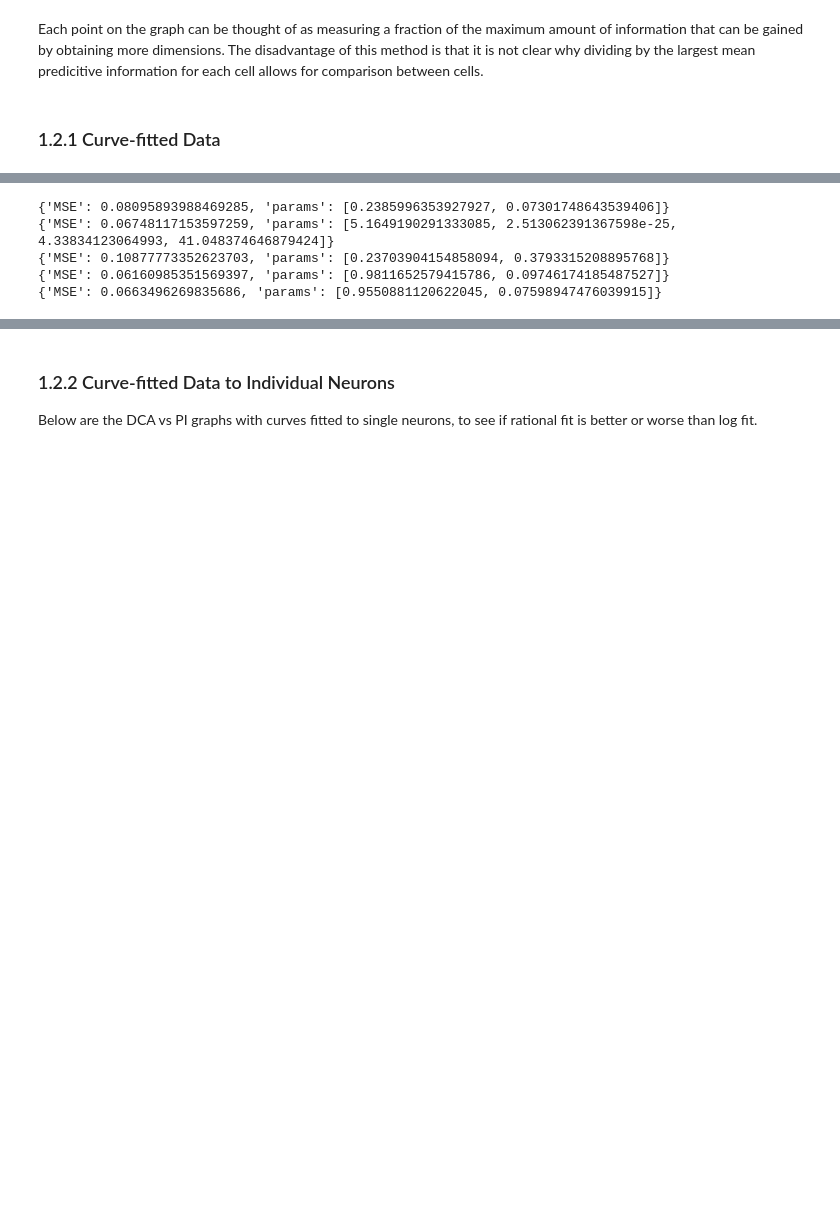
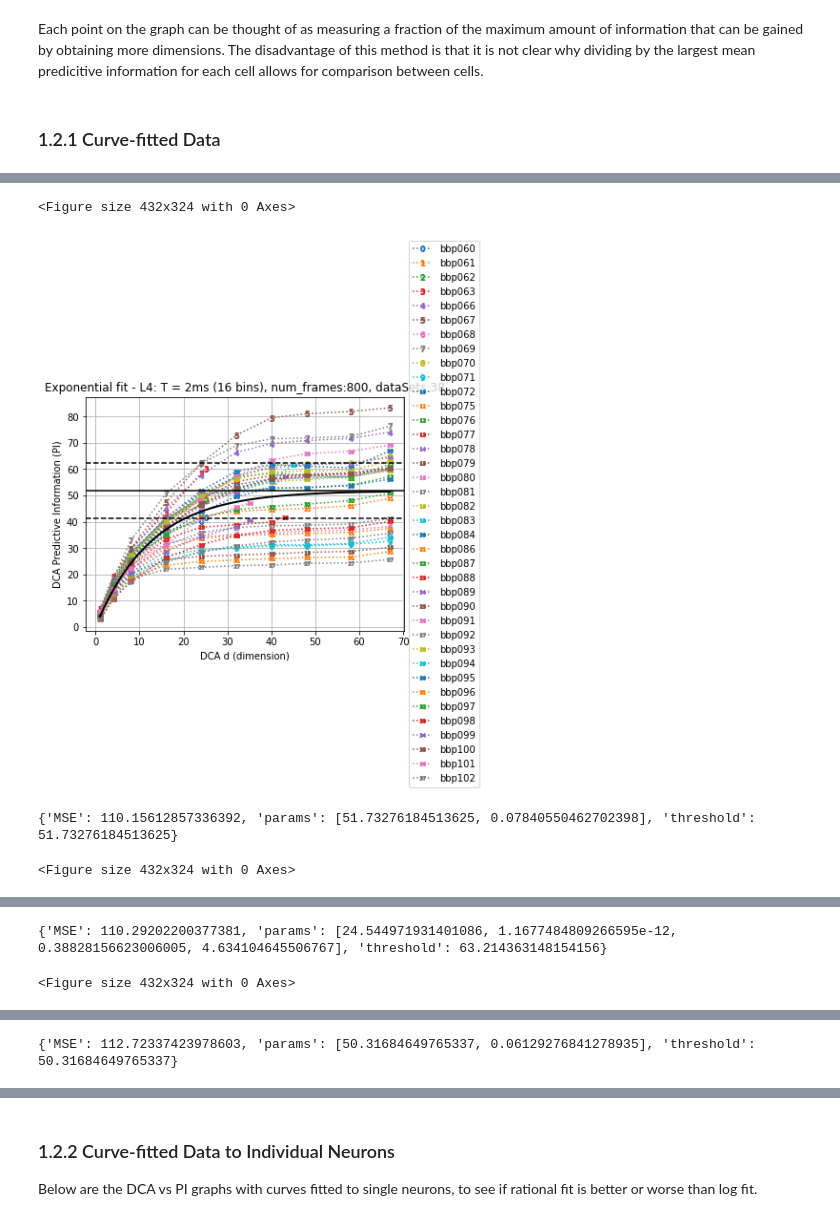
Before and after one commit to sushanthkumar2004/single-neuron-complexity, a Jupyter notebook: DCA_Graphs_and_Analysis.ipynb, the cells around one changed output, grey strips where cells are left out. Drawn from its saved outputs; the diff is of its cells as text; code cells hidden in the pictures; blank space fills up the shorter version.

```diff
--- a/DCA_Graphs_and_Analysis.ipynb
+++ b/DCA_Graphs_and_Analysis.ipynb
@@ -383,16 +437,13 @@ print(curve_fit_DCA_vs_PI_maxavg_normalization(L23, cell_type = 'L23', fit='tanh
 # %%
-%matplotlib agg
+%matplotlib inline
 
-L4 = ['bbp061', 'bbp063', 'bbp070', 'bbp079', 'bbp088', 'bbp101']
+L4 = SORTED_CELL_TYPES['L4'] # ['bbp061', 'bbp063', 'bbp070', 'bbp079', 'bbp088', 'bbp101']
 
-print(curve_fit_DCA_vs_PI_maxavg_normalization(L4, cell_type = 'L4', fit='log'))
-print(curve_fit_DCA_vs_PI_maxavg_normalization(L4, cell_type = 'L4', fit='rat'))
-print(curve_fit_DCA_vs_PI_maxavg_normalization(L4, cell_type = 'L4', fit='pow'))
-print(curve_fit_DCA_vs_PI_maxavg_normalization(L4, cell_type = 'L4', fit='exp'))
-print(curve_fit_DCA_vs_PI_maxavg_normalization(L4, cell_type = 'L4', fit='tanh'))
+print(curve_fit_DCA_vs_PI(L4, cell_type = 'L4', fit='exp', normalizer='unnorm'))
+print(curve_fit_DCA_vs_PI(L4, cell_type = 'L4', fit='rat', normalizer='unnorm'))
+print(curve_fit_DCA_vs_PI(L4, cell_type = 'L4', fit='tanh', normalizer='unnorm'))
 # %% [output]
-{'MSE': 0.08095893988469285, 'params': [0.2385996353927927, 0.07301748643539406]}
-{'MSE': 0.06748117153597259, 'params': [5.1649190291333085, 2.513062391367598e-25, 4.33834123064993, 41.048374646879424]}
-{'MSE': 0.10877773352623703, 'params': [0.23703904154858094, 0.3793315208895768]}
-{'MSE': 0.06160985351569397, 'params': [0.9811652579415786, 0.09746174185487527]}
-{'MSE': 0.0663496269835686, 'params': [0.9550881120622045, 0.07598947476039915]}
+<Figure size 432x324 with 0 Axes>
+[figure, added]
+{'MSE': 110.15612857336392, 'params': [51.73276184513625, 0.07840550462702398], 'threshold': 51.73276184513625}
+<Figure size 432x324 with 0 Axes>
@@ -398,0 +451,2 @@ print(curve_fit_DCA_vs_PI_maxavg_normalization(L4, cell_type = 'L4', fit='tanh')
+{'MSE': 110.29202200377381, 'params': [24.544971931401086, 1.1677484809266595e-12, 0.38828156623006005, 4.634104645506767], 'threshold': 63.214363148154156}
+<Figure size 432x324 with 0 Axes>
@@ -399 +454,2 @@ print(curve_fit_DCA_vs_PI_maxavg_normalization(L4, cell_type = 'L4', fit='tanh')
+{'MSE': 112.72337423978603, 'params': [50.31684649765337, 0.06129276841278935], 'threshold': 50.31684649765337}
 # %%
```
Also changed, not shown: parts of 12 cells of this notebook, 1 other file.
